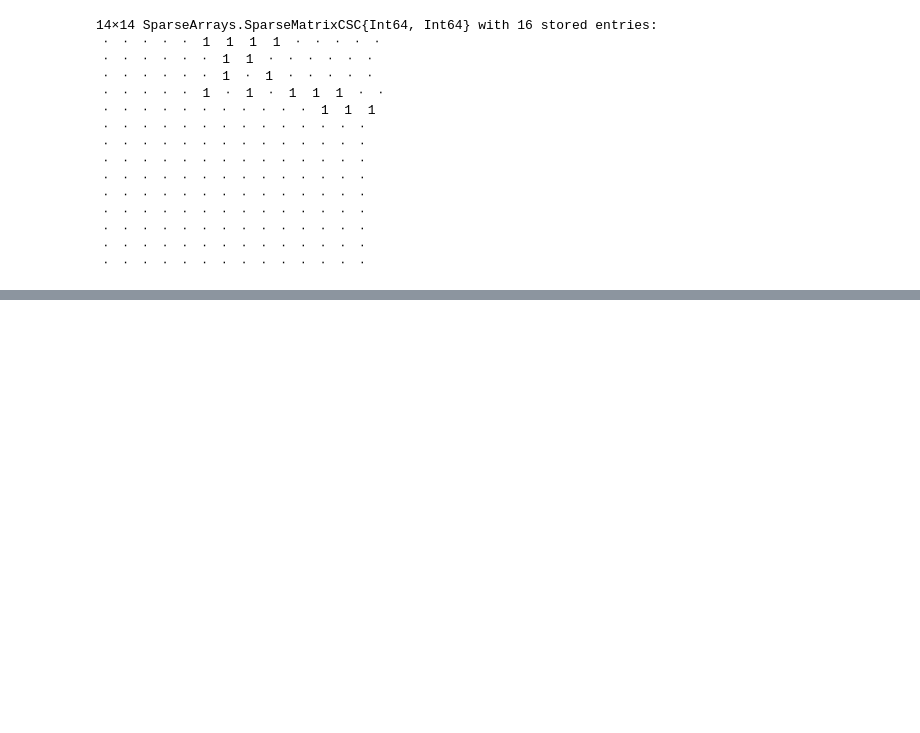
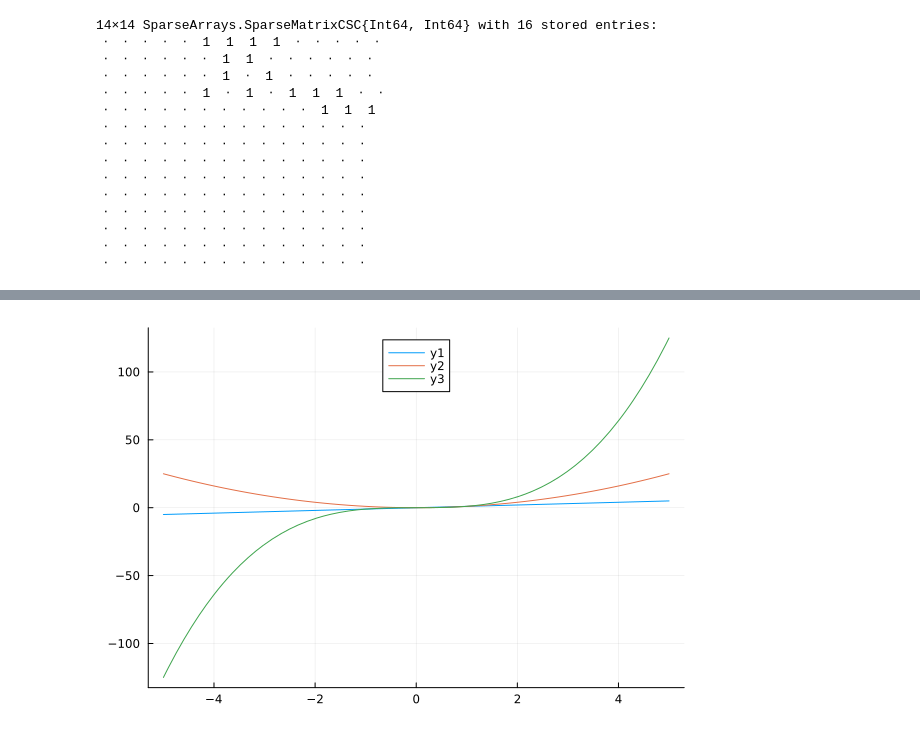
Before and after one commit to damiansp/julia, a Jupyter notebook: practical/07_diagrams_animations/07_diagrams_animations.ipynb, the cells around one changed output, grey strips where cells are left out. Drawn from its saved outputs; the diff is of its cells as text; code cells hidden in the pictures; blank space fills up the shorter version.

```diff
--- a/practical/07_diagrams_animations/07_diagrams_animations.ipynb
+++ b/practical/07_diagrams_animations/07_diagrams_animations.ipynb
@@ -121,0 +184,4 @@ foodchain_matrix = adjacency_matrix(foodchain)
+# %%
+plot([power(1), power(2), power(3)]; legend=:top)
+# %% [output]
+[figure, added]
```
Also changed, not shown: parts of 6 cells of this notebook.
